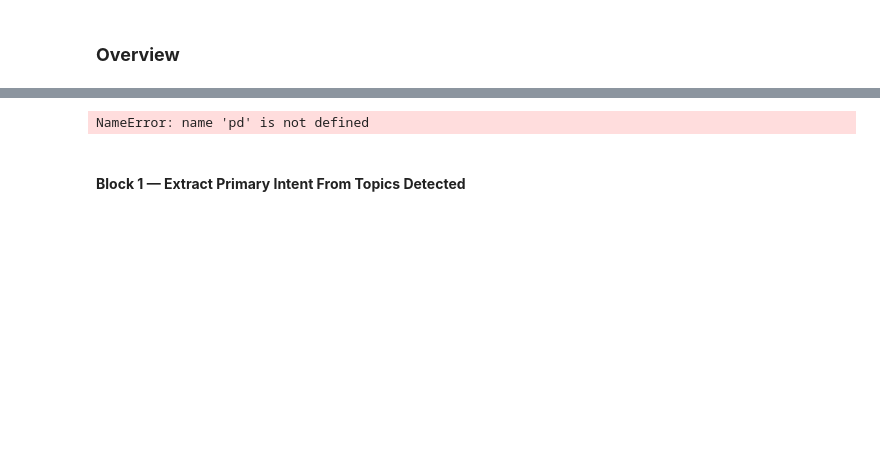
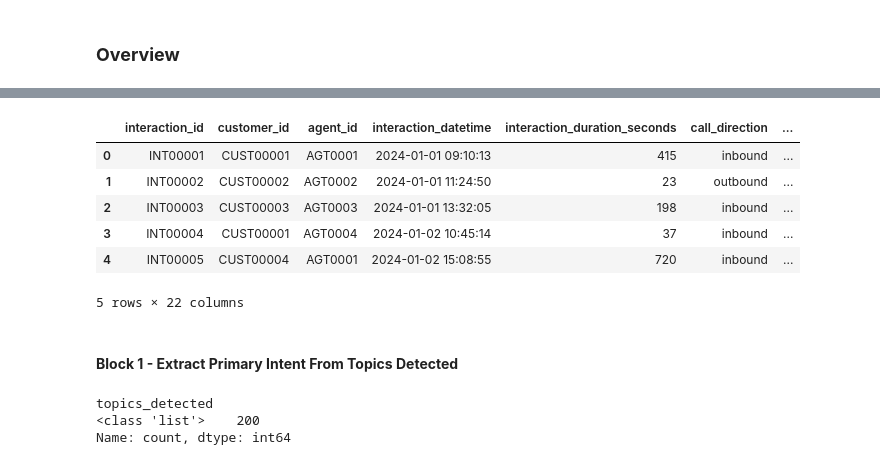
Before and after one commit to KingsAxe/call-center-eda-ml-model-for-customer-satisfaction, a Jupyter notebook: NLP_Notebook/NLP_notebook.ipynb, the cells around one changed output, grey strips where cells are left out. Saved outputs shown, nothing was run; the diff lists cells and outputs as text; code cells hidden in the pictures; blank space fills up the shorter version.

```diff
--- a/NLP_Notebook/NLP_notebook.ipynb
+++ b/NLP_Notebook/NLP_notebook.ipynb
@@ -12,8 +36,14 @@ from sklearn.metrics import classification_report
 # %%
-df_copy = pd.read_csv(r"C:\Users\pc\Desktop\Pro_Jets\CC EDA&ML\EDA notebook\df_copy.csv")
-df_copy.head()
+df = pd.read_csv(r"C:\Users\pc\Desktop\Pro_Jets\CC EDA&ML\EDA notebook\df_copy.csv")
+df.head()
 # %% [output]
+|  | interaction_id | customer_id | agent_id | interaction_datetime | interaction_duration_seconds | call_direction | ... |
+| 0 | INT00001 | CUST00001 | AGT0001 | 2024-01-01 09:10:13 | 415 | inbound | ... |
+| 1 | INT00002 | CUST00002 | AGT0002 | 2024-01-01 11:24:50 | 23 | outbound | ... |
+| 2 | INT00003 | CUST00003 | AGT0003 | 2024-01-01 13:32:05 | 198 | inbound | ... |
+| 3 | INT00004 | CUST00001 | AGT0004 | 2024-01-02 10:45:14 | 37 | inbound | ... |
+| 4 | INT00005 | CUST00004 | AGT0001 | 2024-01-02 15:08:55 | 720 | inbound | ... |
-NameError: name 'pd' is not defined
+5 rows × 22 columns
 # %% [markdown]
-#### **Block 1 — Extract Primary Intent From Topics Detected**
+#### **Block 1 - Extract Primary Intent From Topics Detected**
 # %%
@@ -39,0 +96,6 @@ df_copy["intent_label"] = df_copy["topics_detected"].apply(extract_primary_topic
+# %%
+df["topics_detected"].apply(type).value_counts()
+# %% [output]
+topics_detected
+<class 'list'>    200
+Name: count, dtype: int64
```
Also changed, not shown: parts of 27 cells of this notebook.
